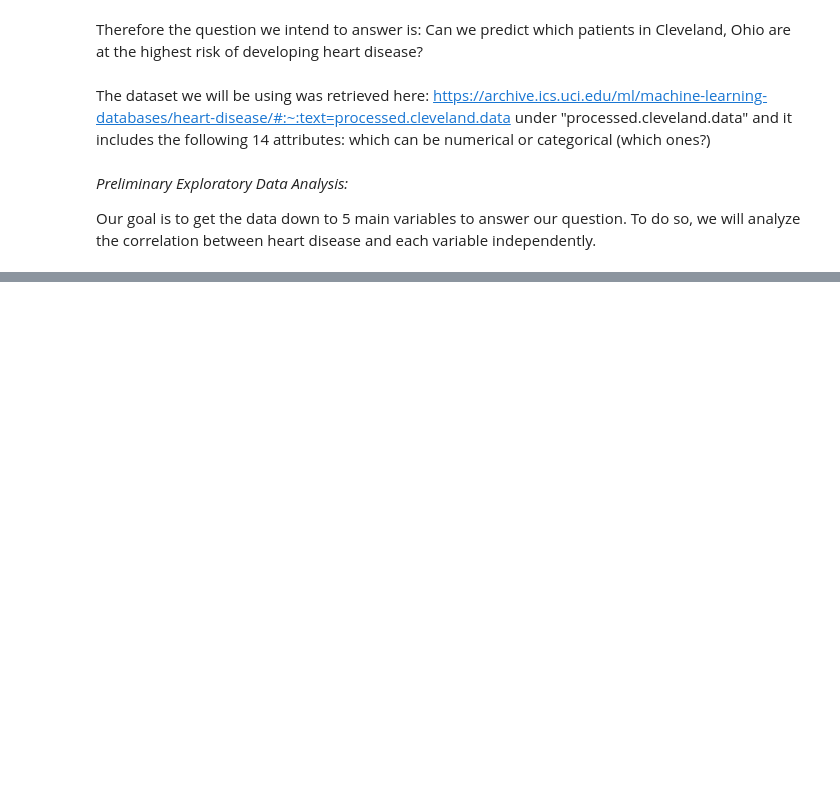
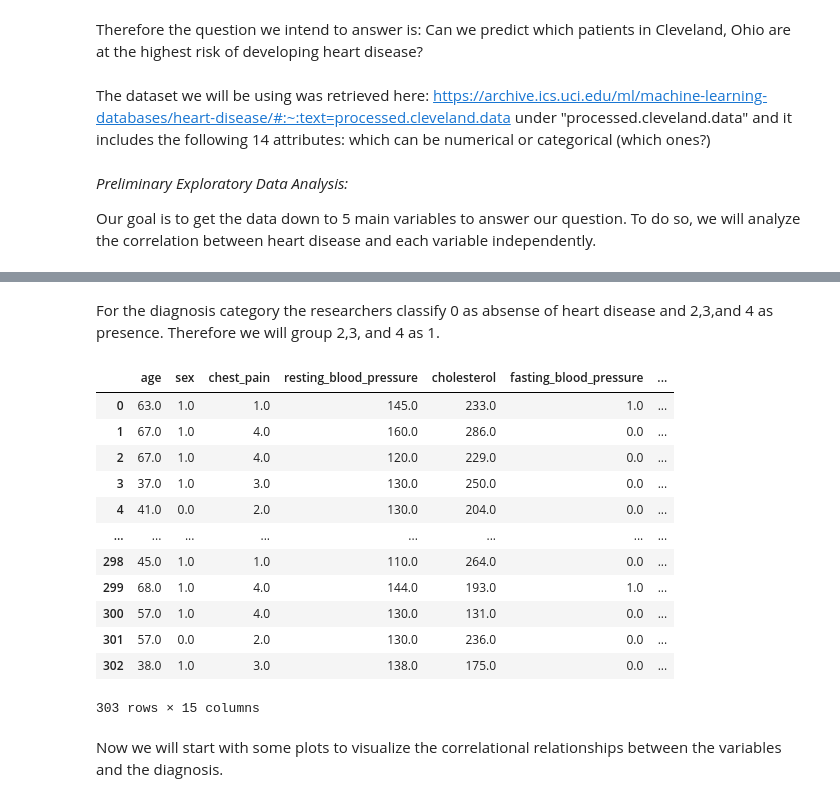
Before and after one commit to ytorigata/dsci-100-2022w2-group-22, a Jupyter notebook: docs/group_project_proposal.ipynb, the cells around one changed output, grey strips where cells are left out. Cells and saved outputs as stored; diff of their text form; code cells hidden in the pictures; blank space fills up the shorter version.

```diff
--- a/docs/group_project_proposal.ipynb
+++ b/docs/group_project_proposal.ipynb
@@ -38,0 +56,24 @@ Heart_disease_data
+# %% [markdown]
+For the diagnosis category the researchers classify 0 as absense of heart disease and 2,3,and 4 as presence. Therefore we will group 2,3, and 4 as 1.
+# %%
+# for that we willmake a new ccolumn called heart_disease where 0
+#indicates no disease and 1 indicates disease
+heart_disease_categories = {"0":0, "1":1, "2":1, "3":1, "4":1}
+Heart_disease_data["Heart_Disease"]= Heart_disease_data["diagnosis"].map(heart_disease_categories)
+Heart_disease_data
+# %% [output]
+|  | age | sex | chest_pain | resting_blood_pressure | cholesterol | fasting_blood_pressure | ... |
+| 0 | 63.0 | 1.0 | 1.0 | 145.0 | 233.0 | 1.0 | ... |
+| 1 | 67.0 | 1.0 | 4.0 | 160.0 | 286.0 | 0.0 | ... |
+| 2 | 67.0 | 1.0 | 4.0 | 120.0 | 229.0 | 0.0 | ... |
+| 3 | 37.0 | 1.0 | 3.0 | 130.0 | 250.0 | 0.0 | ... |
+| 4 | 41.0 | 0.0 | 2.0 | 130.0 | 204.0 | 0.0 | ... |
+| ... | ... | ... | ... | ... | ... | ... | ... |
+| 298 | 45.0 | 1.0 | 1.0 | 110.0 | 264.0 | 0.0 | ... |
+| 299 | 68.0 | 1.0 | 4.0 | 144.0 | 193.0 | 1.0 | ... |
+| 300 | 57.0 | 1.0 | 4.0 | 130.0 | 131.0 | 0.0 | ... |
+| 301 | 57.0 | 0.0 | 2.0 | 130.0 | 236.0 | 0.0 | ... |
+| 302 | 38.0 | 1.0 | 3.0 | 138.0 | 175.0 | 0.0 | ... |
+303 rows × 15 columns
+# %% [markdown]
+Now we will start with some plots to visualize the correlational relationships between the variables and the diagnosis.
```
Also changed, not shown: parts of 3 cells of this notebook.
